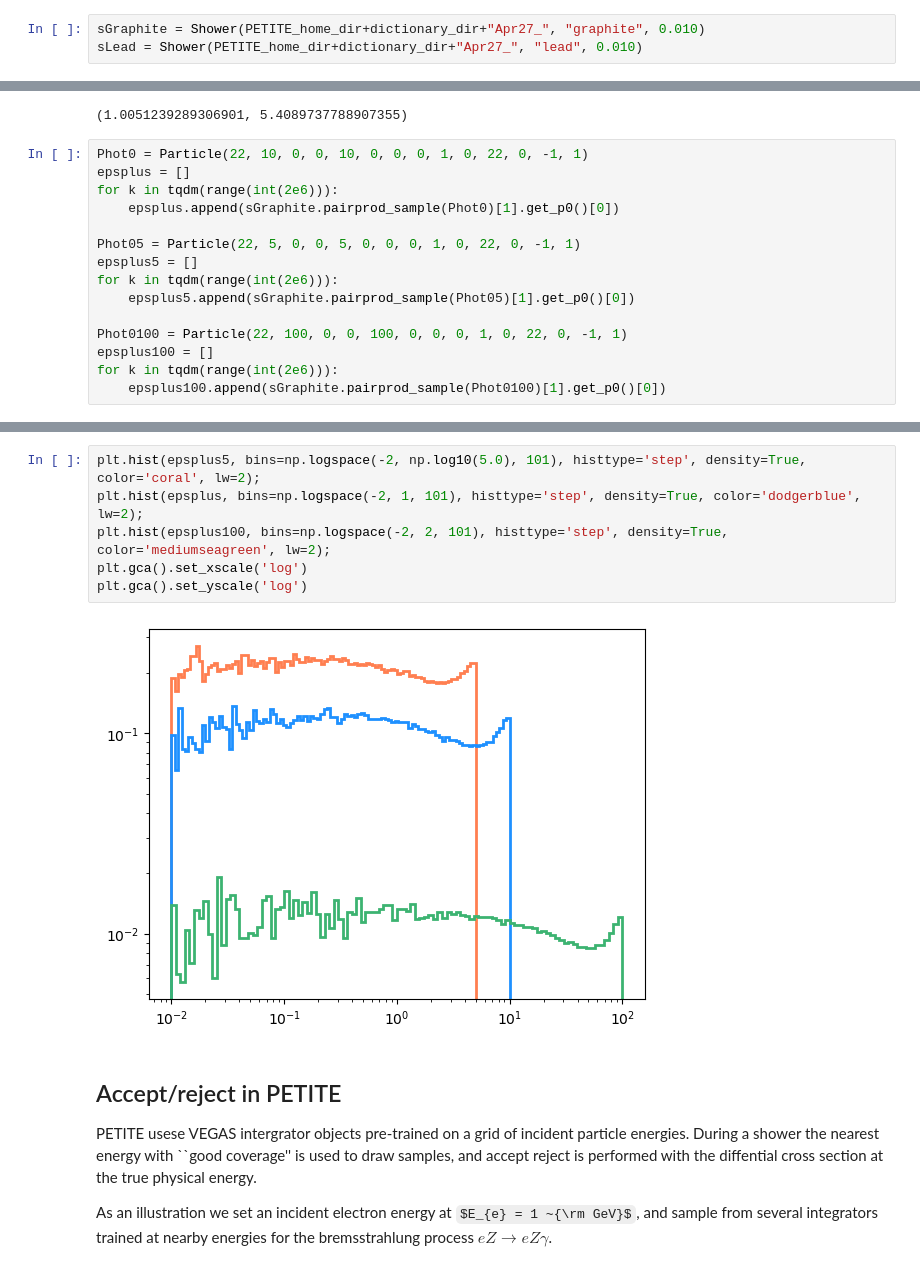
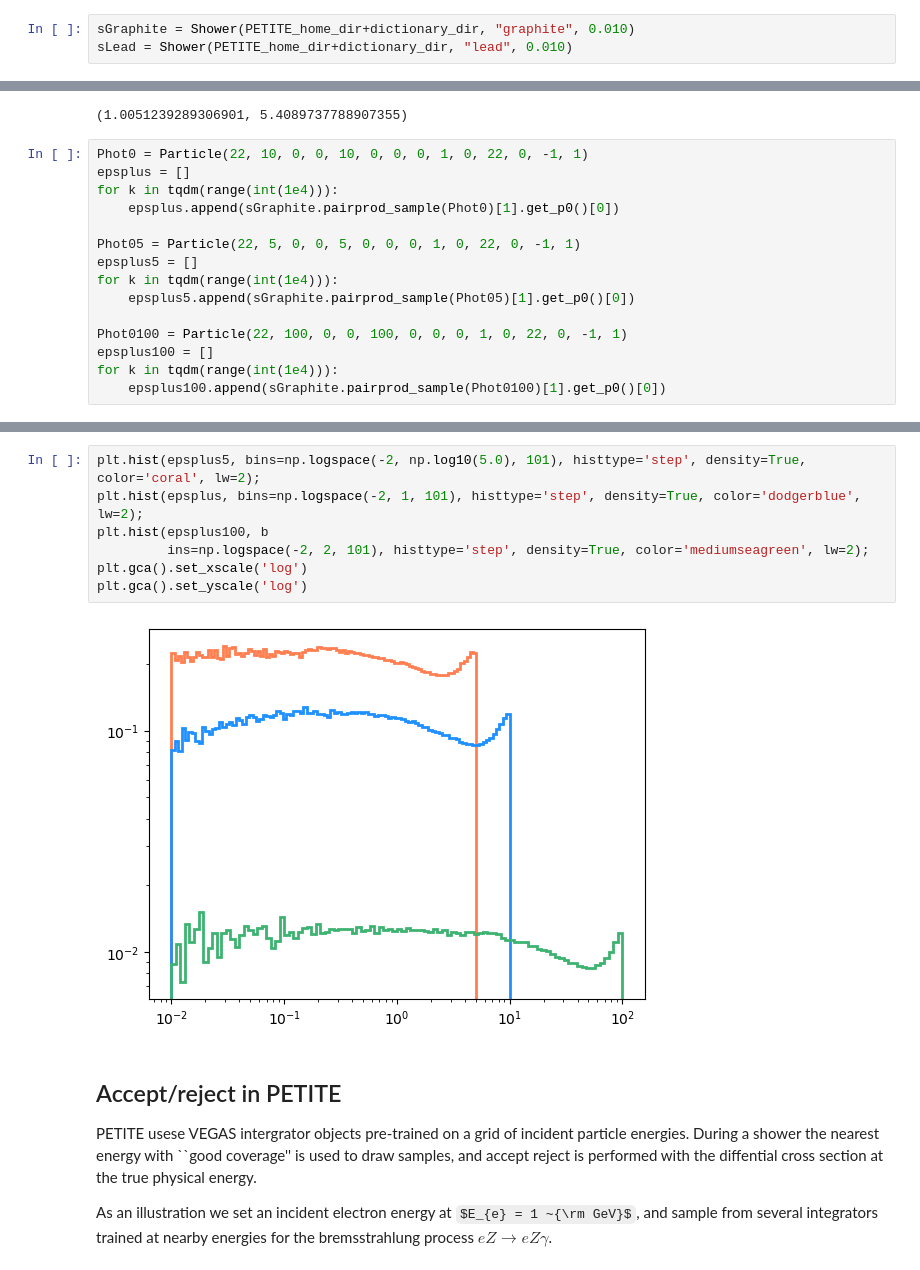
Before and after one commit to kjkellyphys/PETITE, a Jupyter notebook: examples/PETITEShower_v3.ipynb, the cells around one changed output, grey strips where cells are left out. Cells and saved outputs as stored; diff of their text form; some formulas as TeX source.

```diff
--- a/examples/PETITEShower_v3.ipynb
+++ b/examples/PETITEShower_v3.ipynb
@@ -91,8 +91,8 @@ The minimum energy in the shower dictates the run-time. As one attempts to simul
 
 Pre-loaded materials are lead and graphite, but other materials can be included straightforwardly running other scripts in the PETITE utilities folder
 # %%
-sGraphite = Shower(PETITE_home_dir+dictionary_dir+"Apr27_", "graphite", 0.010)
-sLead = Shower(PETITE_home_dir+dictionary_dir+"Apr27_", "lead", 0.010)
+sGraphite = Shower(PETITE_home_dir+dictionary_dir, "graphite", 0.010)
+sLead = Shower(PETITE_home_dir+dictionary_dir, "lead", 0.010)
 # %% [markdown]
 Now we create a list of energies to be used in the simulation.
 # %%
@@ -103,17 +103,17 @@ EVec[58], EVec[73]
 # %%
 Phot0 = Particle(22, 10, 0, 0, 10, 0, 0, 0, 1, 0, 22, 0, -1, 1)
 epsplus = []
-for k in tqdm(range(int(2e6))):
+for k in tqdm(range(int(1e4))):
     epsplus.append(sGraphite.pairprod_sample(Phot0)[1].get_p0()[0])
 
 Phot05 = Particle(22, 5, 0, 0, 5, 0, 0, 0, 1, 0, 22, 0, -1, 1)
 epsplus5 = []
-for k in tqdm(range(int(2e6))):
+for k in tqdm(range(int(1e4))):
     epsplus5.append(sGraphite.pairprod_sample(Phot05)[1].get_p0()[0])
 
 Phot0100 = Particle(22, 100, 0, 0, 100, 0, 0, 0, 1, 0, 22, 0, -1, 1)
 epsplus100 = []
-for k in tqdm(range(int(2e6))):
+for k in tqdm(range(int(1e4))):
     epsplus100.append(sGraphite.pairprod_sample(Phot0100)[1].get_p0()[0])
 # %%
 plt.hist(epsplus5, bins=np.linspace(0, 5, 101), histtype='step', color='coral', density=True, lw=2);
@@ -124,11 +124,12 @@ plt.hist(epsplus100, bins=np.linspace(0, 100, 101), histtype='step', color='medi
 # %%
 plt.hist(epsplus5, bins=np.logspace(-2, np.log10(5.0), 101), histtype='step', density=True, color='coral', lw=2);
 plt.hist(epsplus, bins=np.logspace(-2, 1, 101), histtype='step', density=True, color='dodgerblue', lw=2);
-plt.hist(epsplus100, bins=np.logspace(-2, 2, 101), histtype='step', density=True, color='mediumseagreen', lw=2);
+plt.hist(epsplus100, b
+         ins=np.logspace(-2, 2, 101), histtype='step', density=True, color='mediumseagreen', lw=2);
 plt.gca().set_xscale('log')
 plt.gca().set_yscale('log')
 # %% [output]
-[figure, old version]
+[figure, new version]
 # %% [markdown]
 ## Accept/reject in PETITE
 PETITE usese VEGAS intergrator objects pre-trained on a grid of incident particle energies. During a shower the nearest energy with ``good coverage'' is used to draw samples, and accept reject is performed with the diffential cross section at the true physical energy.
```
Also changed, not shown: parts of 15 cells of this notebook, 5 other files.
